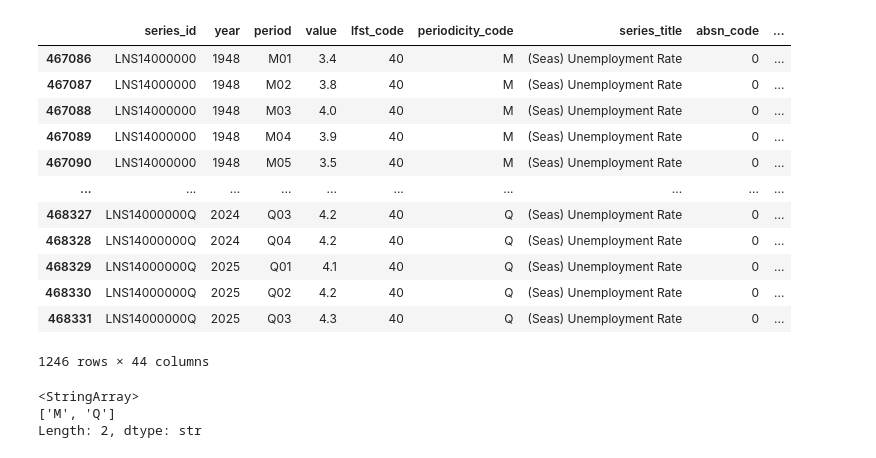
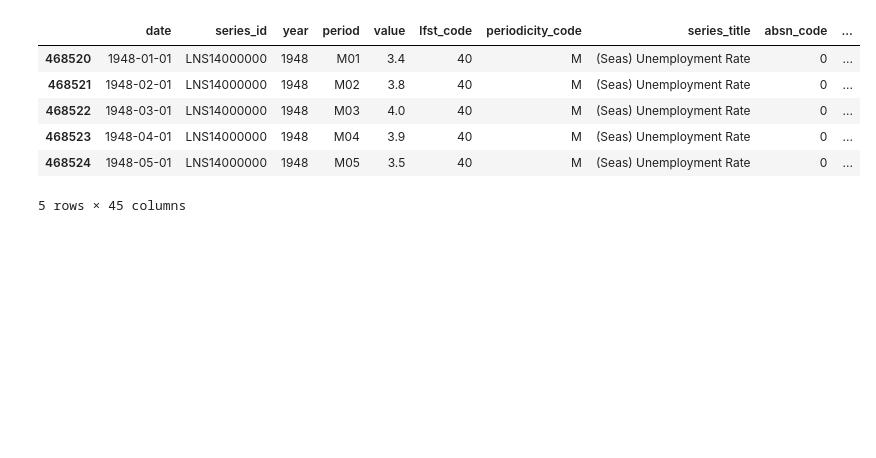
Before and after one commit to BenJAlbrecht/labor_dash, a Jupyter notebook: test.ipynb, the cells around one changed output. Drawn from its saved outputs; the diff is of its cells as text; code cells hidden in the pictures; blank space fills up the shorter version.

```diff
--- a/test.ipynb
+++ b/test.ipynb
@@ -6,25 +0,0 @@ df = get_national_cps()
-# %%
-# Selecting the national unemployment rate
-unrate_mask = (df['series_title'] == "(Seas) Unemployment Rate") & (df['period'] != 'M13')
-unrate = df[unrate_mask]
-unrate
-# %% [output]
-|  | series_id | year | period | value | lfst_code | periodicity_code | series_title | absn_code | ... |
-| 467086 | LNS14000000 | 1948 | M01 | 3.4 | 40 | M | (Seas) Unemployment Rate | 0 | ... |
-| 467087 | LNS14000000 | 1948 | M02 | 3.8 | 40 | M | (Seas) Unemployment Rate | 0 | ... |
-| 467088 | LNS14000000 | 1948 | M03 | 4.0 | 40 | M | (Seas) Unemployment Rate | 0 | ... |
-| 467089 | LNS14000000 | 1948 | M04 | 3.9 | 40 | M | (Seas) Unemployment Rate | 0 | ... |
-| 467090 | LNS14000000 | 1948 | M05 | 3.5 | 40 | M | (Seas) Unemployment Rate | 0 | ... |
-| ... | ... | ... | ... | ... | ... | ... | ... | ... | ... |
-| 468327 | LNS14000000Q | 2024 | Q03 | 4.2 | 40 | Q | (Seas) Unemployment Rate | 0 | ... |
-| 468328 | LNS14000000Q | 2024 | Q04 | 4.2 | 40 | Q | (Seas) Unemployment Rate | 0 | ... |
-| 468329 | LNS14000000Q | 2025 | Q01 | 4.1 | 40 | Q | (Seas) Unemployment Rate | 0 | ... |
-| 468330 | LNS14000000Q | 2025 | Q02 | 4.2 | 40 | Q | (Seas) Unemployment Rate | 0 | ... |
-| 468331 | LNS14000000Q | 2025 | Q03 | 4.3 | 40 | Q | (Seas) Unemployment Rate | 0 | ... |
-1246 rows × 44 columns
-# %%
-unrate['periodicity_code'].unique()
-# %% [output]
-<StringArray>
-['M', 'Q']
-Length: 2, dtype: str
@@ -30,0 +6,12 @@ Length: 2, dtype: str
+# %%
+unrate = bls.time_series.get_unrate()
+
+unrate.head()
+# %% [output]
+|  | date | series_id | year | period | value | lfst_code | periodicity_code | series_title | absn_code | ... |
+| 468520 | 1948-01-01 | LNS14000000 | 1948 | M01 | 3.4 | 40 | M | (Seas) Unemployment Rate | 0 | ... |
+| 468521 | 1948-02-01 | LNS14000000 | 1948 | M02 | 3.8 | 40 | M | (Seas) Unemployment Rate | 0 | ... |
+| 468522 | 1948-03-01 | LNS14000000 | 1948 | M03 | 4.0 | 40 | M | (Seas) Unemployment Rate | 0 | ... |
+| 468523 | 1948-04-01 | LNS14000000 | 1948 | M04 | 3.9 | 40 | M | (Seas) Unemployment Rate | 0 | ... |
+| 468524 | 1948-05-01 | LNS14000000 | 1948 | M05 | 3.5 | 40 | M | (Seas) Unemployment Rate | 0 | ... |
+5 rows × 45 columns
```
Also changed, not shown: parts of 5 cells of this notebook, 9 other files.
